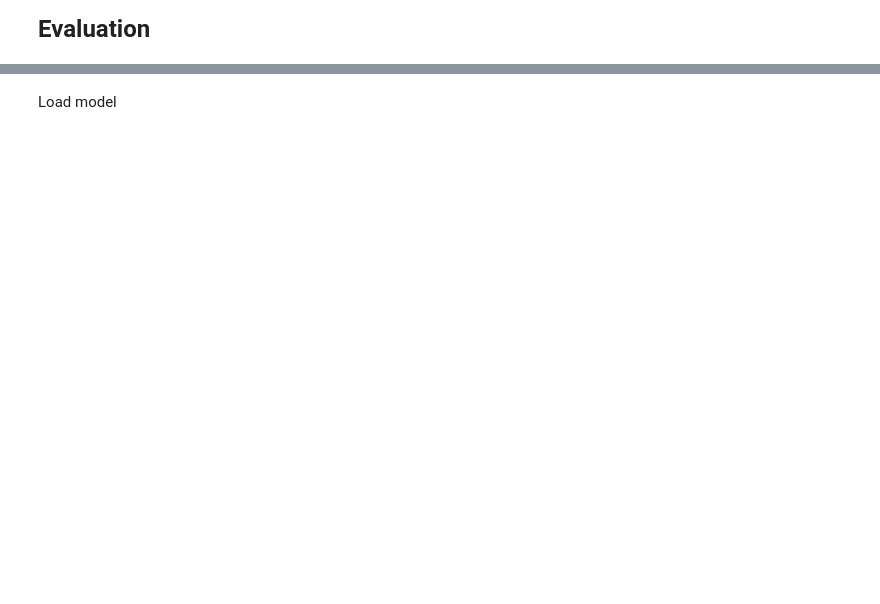
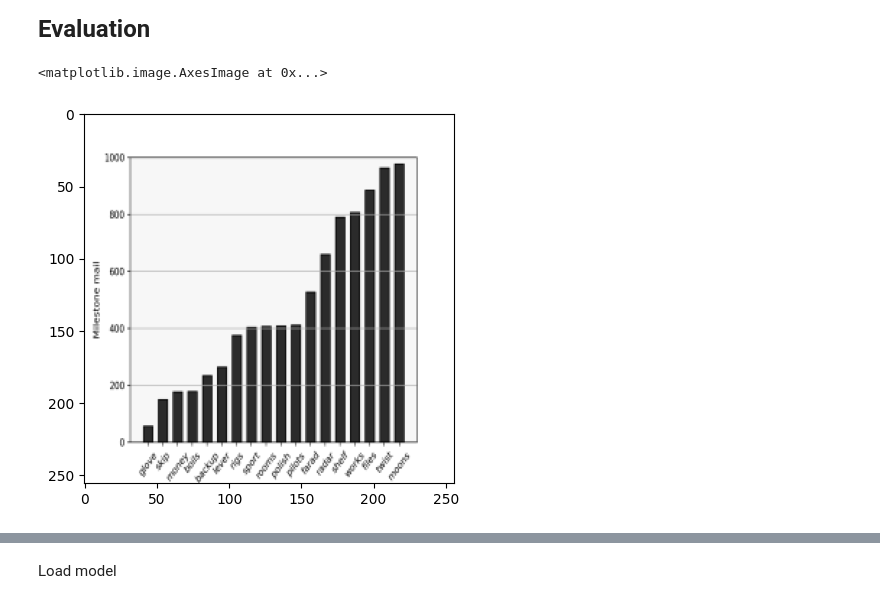
Before and after one commit to nucontreras/artificial-intelligence-scripts, a Jupyter notebook: FSCN/Barras/bar_chart_old.ipynb, the cells around one changed output, grey strips where cells are left out. Drawn from its saved outputs; the diff is of its cells as text; code cells hidden in the pictures; blank space fills up the shorter version.

Commit message:
training od updates

```diff
--- a/FSCN/Barras/bar_chart_old.ipynb
+++ b/FSCN/Barras/bar_chart_old.ipynb
@@ -25,7 +21,7 @@ Barras  Lineas
 # %% [markdown]
 <b><FONT size="4" color='619b8a'>Path to bar chart images dataset  </FONT>
 # %%
-path_bar_chart_db = 'Barras/models/'
+path_bar_chart_db = 'Codigos y BD anteriores/Barras/models/'
 # %% [markdown]
 <b><FONT size="5" color='MidnightBlue '>Import of packages </FONT>
 # %%
@@ -244,8 +306,12 @@ history = model.fit(x_train,
 # %% [markdown]
 <b><FONT size="5" color='MidnightBlue '>Evaluation </FONT>
 # %%
-img_path = f"{drive_path}segmentation-2/train/grises/{n}.png"
-img = image.load_img(img_path, target_size=(256, 256), color_mode = "grayscale")
+n = 10
+img_path = path_bar_chart_db + f"dataset/segmentation-2/train/grises/{n}.png"
+img = tf.keras.utils.load_img(img_path, target_size=(256, 256), color_mode = "grayscale")
 img = tf.keras.utils.img_to_array(img) [:,:,0] / 255
 
 plt.imshow(img, cmap="gray")
+# %% [output]
+<matplotlib.image.AxesImage at 0x...>
+[figure, added]
```
Also changed, not shown: parts of 16 cells of this notebook.
